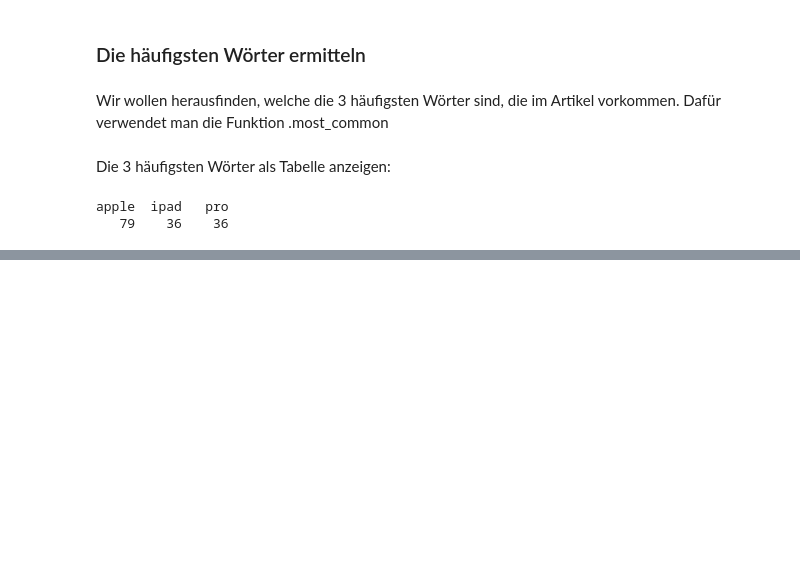
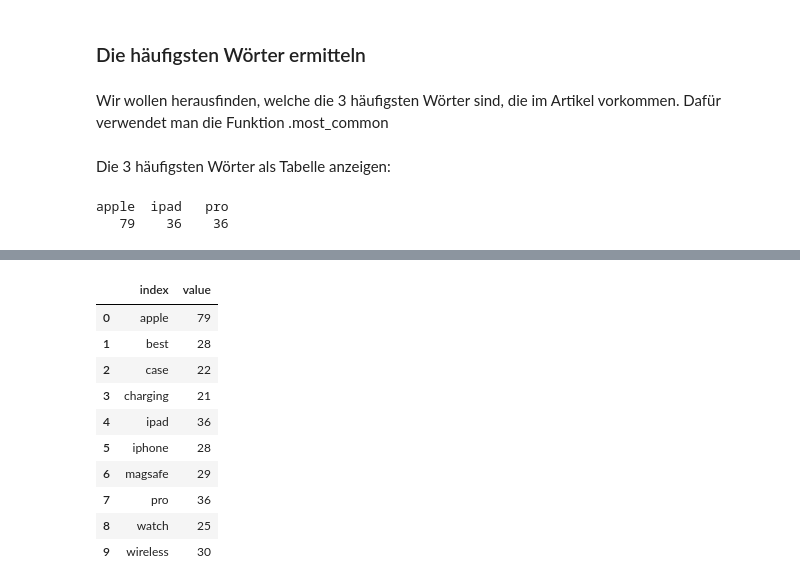
Before and after one commit to MaxxFile/homework-1, a Jupyter notebook: notebooks/03-textmining.ipynb, the cells around one changed output, grey strips where cells are left out. Drawn from its saved outputs; the diff is of its cells as text; code cells hidden in the pictures; blank space fills up the shorter version.

Commit message:
Hinzufügen eigneer Stoppwörter + Code vollständig

```diff
--- a/notebooks/03-textmining.ipynb
+++ b/notebooks/03-textmining.ipynb
@@ -83,3 +83,9 @@ stopwords
  "won't",
  'wouldn',
  "wouldn't"]
+# %%
+# Hinzufügen eigener Stoppwörter
+my_stopwords = ['also']
+# %%
+# Erweitern der Stoppwortliste mit meinen eigenen Stoppwörtern
+stopwords.extend(my_stopwords)
@@ -222,3 +250,7 @@ fd.tabulate(3)
 # %% [output]
 apple  ipad   pro
    79    36    36
+# %%
+top_10 = fd.most_common(10)
+
+top_10
@@ -224,0 +268,4 @@ apple  ipad   pro
+# %%
+df_dist = pd.DataFrame({"value": dict(top_10)})
+
+df_dist
@@ -224,0 +284,16 @@ apple  ipad   pro
+# %%
+df_dist.reset_index(inplace=True)
+
+df_dist
+# %% [output]
+|  | index | value |
+| 0 | apple | 79 |
+| 1 | best | 28 |
+| 2 | case | 22 |
+| 3 | charging | 21 |
+| 4 | ipad | 36 |
+| 5 | iphone | 28 |
+| 6 | magsafe | 29 |
+| 7 | pro | 36 |
+| 8 | watch | 25 |
+| 9 | wireless | 30 |
```
Also changed, not shown: parts of 6 cells of this notebook, 1 other file.
